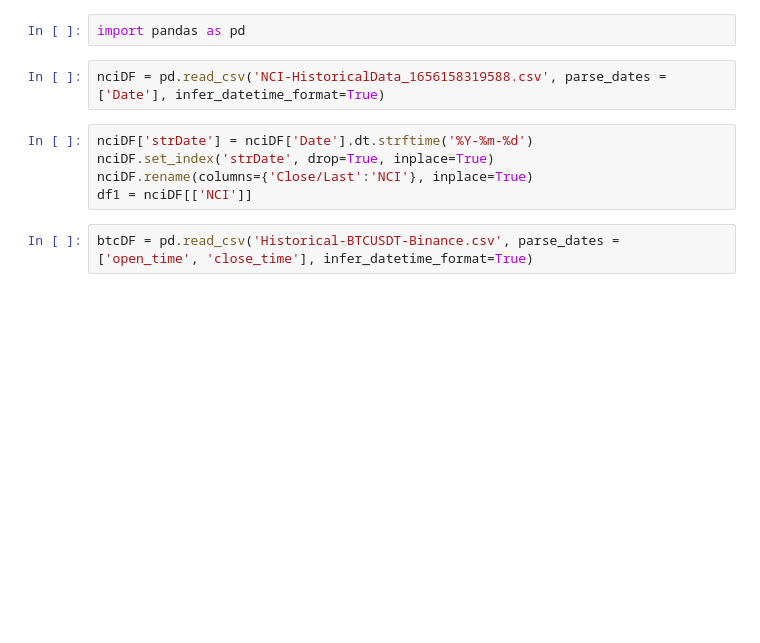
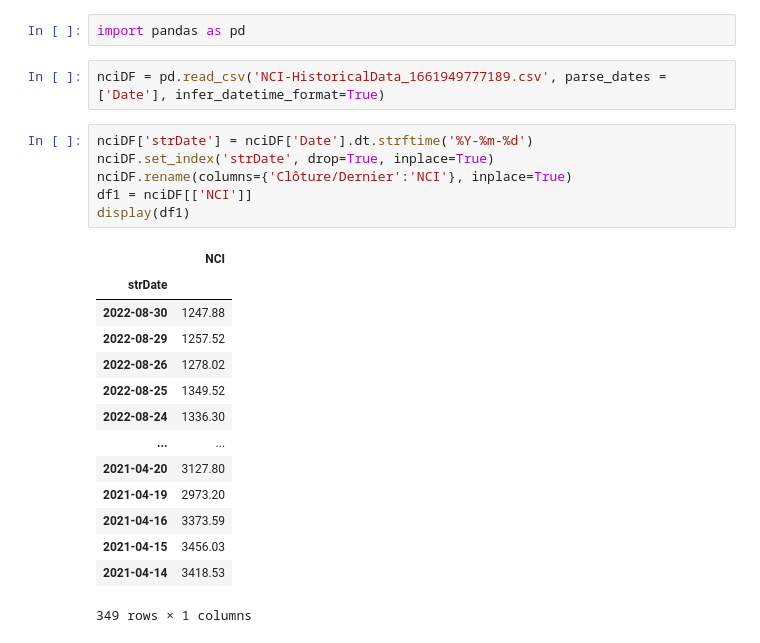
Before and after one commit to srmq/onn-indices, a Jupyter notebook: onn-b/exploreIndices.ipynb, the cells around one changed output. Cells and saved outputs as stored; diff of their text form; blank space fills up the shorter version.

```diff
--- a/onn-b/exploreIndices.ipynb
+++ b/onn-b/exploreIndices.ipynb
@@ -1,11 +1,25 @@
 # %%
 import pandas as pd
 # %%
-nciDF = pd.read_csv('NCI-HistoricalData_1656158319588.csv', parse_dates = ['Date'], infer_datetime_format=True)
+nciDF = pd.read_csv('NCI-HistoricalData_1661949777189.csv', parse_dates = ['Date'], infer_datetime_format=True)
 # %%
 nciDF['strDate'] = nciDF['Date'].dt.strftime('%Y-%m-%d')
 nciDF.set_index('strDate', drop=True, inplace=True)
-nciDF.rename(columns={'Close/Last':'NCI'}, inplace=True)
+nciDF.rename(columns={'Clôture/Dernier':'NCI'}, inplace=True)
 df1 = nciDF[['NCI']]
+display(df1)
+# %% [output]
+|  | NCI |
+| strDate |  |
+| 2022-08-30 | 1247.88 |
+| 2022-08-29 | 1257.52 |
+| 2022-08-26 | 1278.02 |
+| 2022-08-25 | 1349.52 |
+| 2022-08-24 | 1336.30 |
+| ... | ... |
+| 2021-04-20 | 3127.80 |
+| 2021-04-19 | 2973.20 |
+| 2021-04-16 | 3373.59 |
+| 2021-04-15 | 3456.03 |
+| 2021-04-14 | 3418.53 |
+349 rows × 1 columns
-# %%
-btcDF = pd.read_csv('Historical-BTCUSDT-Binance.csv', parse_dates = ['open_time', 'close_time'], infer_datetime_format=True)
```
Also changed, not shown: parts of 12 cells of this notebook, 55 other files.
